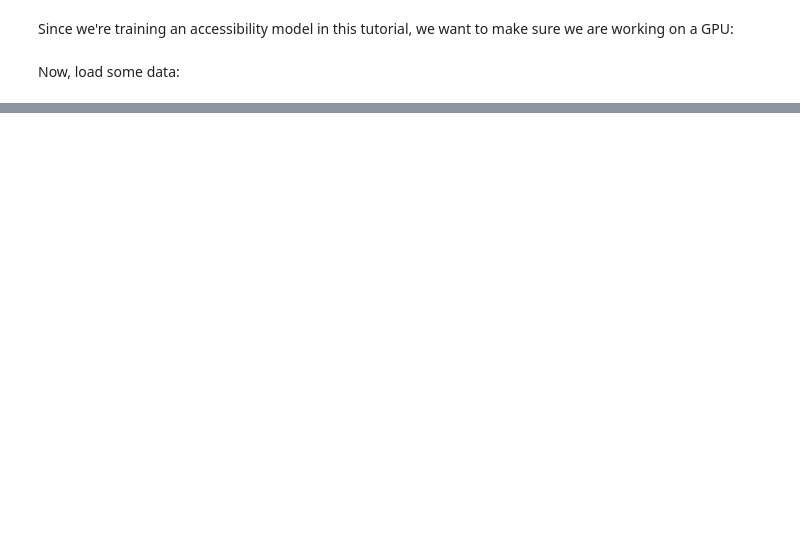
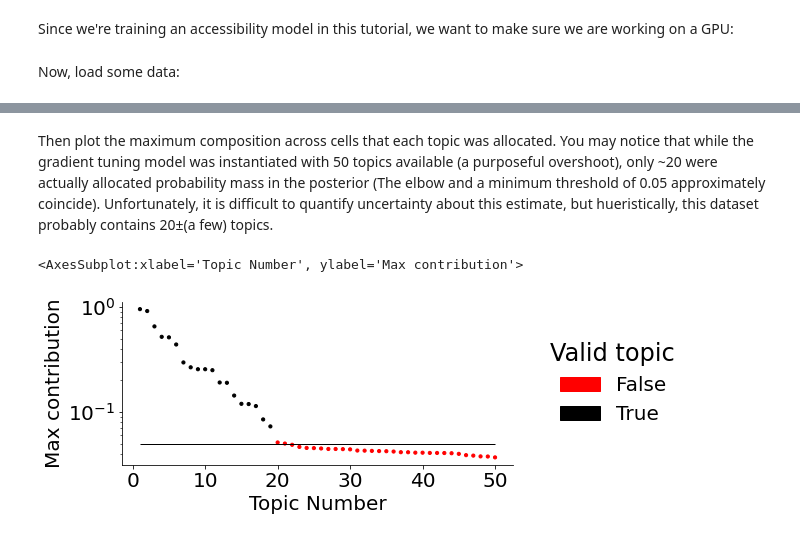
Before and after one commit to cistrome/MIRA, a Jupyter notebook: docs/source/notebooks/tutorial_atlas_integration.ipynb, the cells around one changed output, grey strips where cells are left out. Cells and saved outputs as stored; diff of their text form; code cells hidden in the pictures; blank space fills up the shorter version.

```diff
--- a/docs/source/notebooks/tutorial_atlas_integration.ipynb
+++ b/docs/source/notebooks/tutorial_atlas_integration.ipynb
@@ -93,0 +137,11 @@ With the learning rate selected, we can move to training for the DP model, again
+# %%
+topic_contributions = mira.topics.gradient_tune(model, 'data/brain_tutorial/atac_train')
+# %% [markdown]
+Then plot the maximum composition across cells that each topic was allocated. You may notice that while the gradient tuning model was instantiated with 50 topics available (a purposeful overshoot), only ~20 were actually allocated probability mass in the posterior (The elbow and a minimum threshold of 0.05 approximately coincide). Unfortunately, it is difficult to quantify uncertainty about this estimate, but hueristically, this dataset probably contains 20±(a few) topics.
+# %%
+NUM_TOPICS = 19
+
+mira.pl.plot_topic_contributions(topic_contributions, NUM_TOPICS, figsize = (7,3))
+# %% [output]
+<AxesSubplot:xlabel='Topic Number', ylabel='Max contribution'>
+[figure, added]
```
Also changed, not shown: parts of 52 cells of this notebook, 7 other files.
